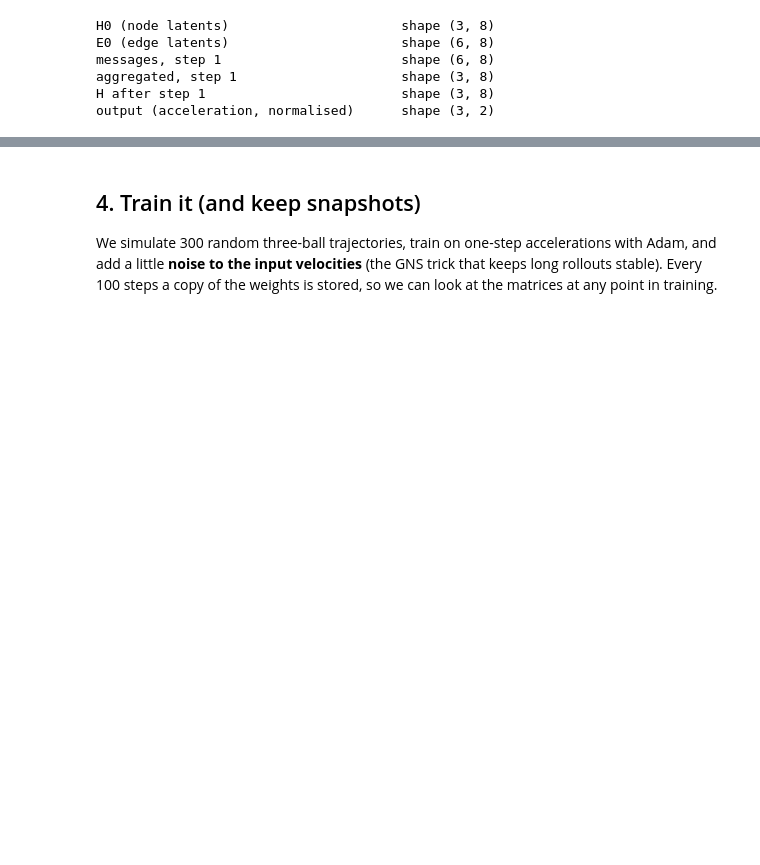
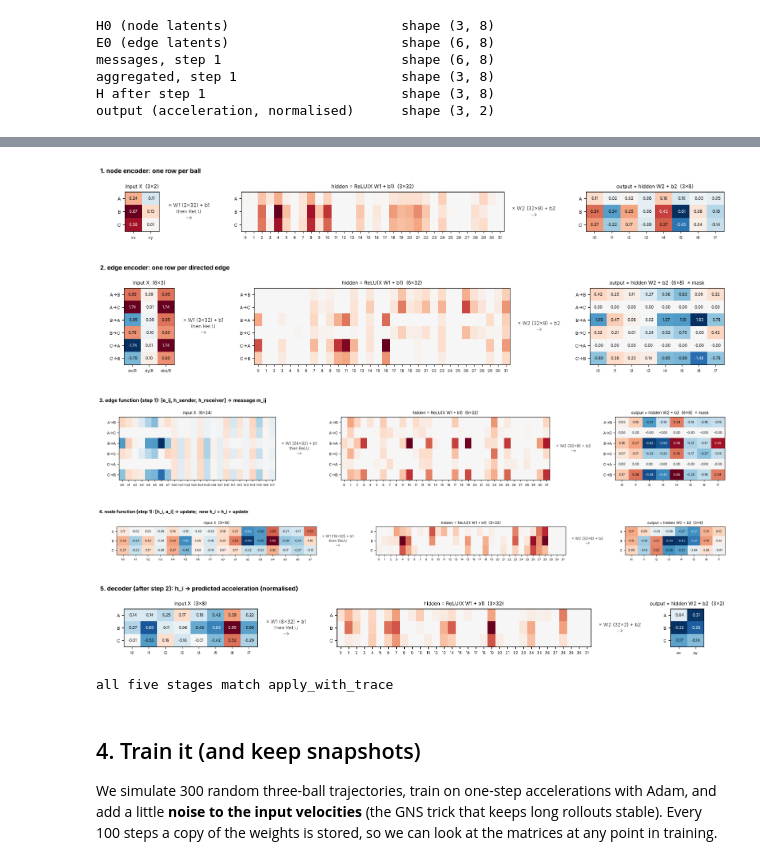
Before and after one commit to HamedHeli/ai-physics, a Jupyter notebook: 05-graph-neural-networks/gnn/notebooks/gnn_explained.ipynb, the cells around one changed output, grey strips where cells are left out. Cells and saved outputs as stored; diff of their text form; code cells hidden in the pictures; blank space fills up the shorter version.

```diff
--- a/05-graph-neural-networks/gnn/notebooks/gnn_explained.ipynb
+++ b/05-graph-neural-networks/gnn/notebooks/gnn_explained.ipynb
@@ -206,3 +249,49 @@ output (acceleration, normalised)      shape (3, 2)
+# %%
+def show_mlps(p, t):
+    g = build_graph(demo["pos"][t], demo["vel"][t], CONN_RADIUS)
+    tr = apply_with_trace(p, g)
+    lat = [f"l{i}" for i in range(cfg.latent)]
+    step1 = p["processor"][0]
+
+    # 1. Node encoder: node matrix (3×2) -> H0 (3×8)
+    _, H0 = viz.mlp_flow(p["node_enc"], g.nodes, list("ABC"), ["vx", "vy"], lat, "1. node encoder: one row per ball")
+    plt.show()
+    # 2. Edge encoder: edge matrix (6×3) -> E0 (6×8); masked edges become 0
+    _, E0 = viz.mlp_flow(p["edge_enc"], g.edges, names, ["dx/R", "dy/R", "dist/R"], lat,
+                         "2. edge encoder: one row per directed edge", mask=g.mask)
+    plt.show()
+    # 3. Edge function (step 1): each edge row is [its own e, h of the sender, h of the receiver] -> message
+    edge_in = np.concatenate([E0, H0[np.asarray(g.senders)], H0[np.asarray(g.receivers)]], axis=1)
+    edge_cols = [f"e{i}" for i in range(8)] + [f"hs{i}" for i in range(8)] + [f"hr{i}" for i in range(8)]
+    _, msg = viz.mlp_flow(step1["edge"], edge_in, names, edge_cols, lat,
+                          "3. edge function (step 1): [e_ij, h_sender, h_receiver] → message m_ij", mask=g.mask)
+    plt.show()
+    # 4. Node function (step 1): [h_i, sum of messages arriving at i] -> update, added to h_i
+    agg = np.asarray(jax.ops.segment_sum(msg, g.receivers, num_segments=N_BALLS))
+    node_in = np.concatenate([H0, agg], axis=1)
+    node_cols = [f"h{i}" for i in range(8)] + [f"a{i}" for i in range(8)]
+    _, upd = viz.mlp_flow(step1["node"], node_in, list("ABC"), node_cols, lat,
+                          "4. node function (step 1): [h_i, a_i] → update;  new h_i = h_i + update")
+    plt.show()
+    # (step 2 repeats 3 and 4 with its own weights.)  5. Decoder: final h (3×8) -> acceleration (3×2)
+    _, acc = viz.mlp_flow(p["decoder"], tr.node_latent[-1], list("ABC"), lat, ["ax", "ay"],
+                          "5. decoder (after step 2): h_i → predicted acceleration (normalised)")
+    plt.show()
+
+    # The hand-made pipeline agrees with the model code.
+    assert np.allclose(H0, tr.node_latent0, atol=1e-5) and np.allclose(E0, tr.edge_latent0, atol=1e-5)
+    assert np.allclose(msg, tr.messages[0], atol=1e-5) and np.allclose(H0 + upd, tr.node_latent[0], atol=1e-5)
+    assert np.allclose(acc, tr.output, atol=1e-5)
+    print("all five stages match apply_with_trace")
+
+show_mlps(params0, 55)
+# %% [output]
+[figure, added]
+[figure, added]
+[figure, added]
+[figure, added]
+[figure, added]
+all five stages match apply_with_trace
 # %% [markdown]
 ## 4. Train it (and keep snapshots)
 
```
Also changed, not shown: parts of 3 cells of this notebook, 1 other file.
